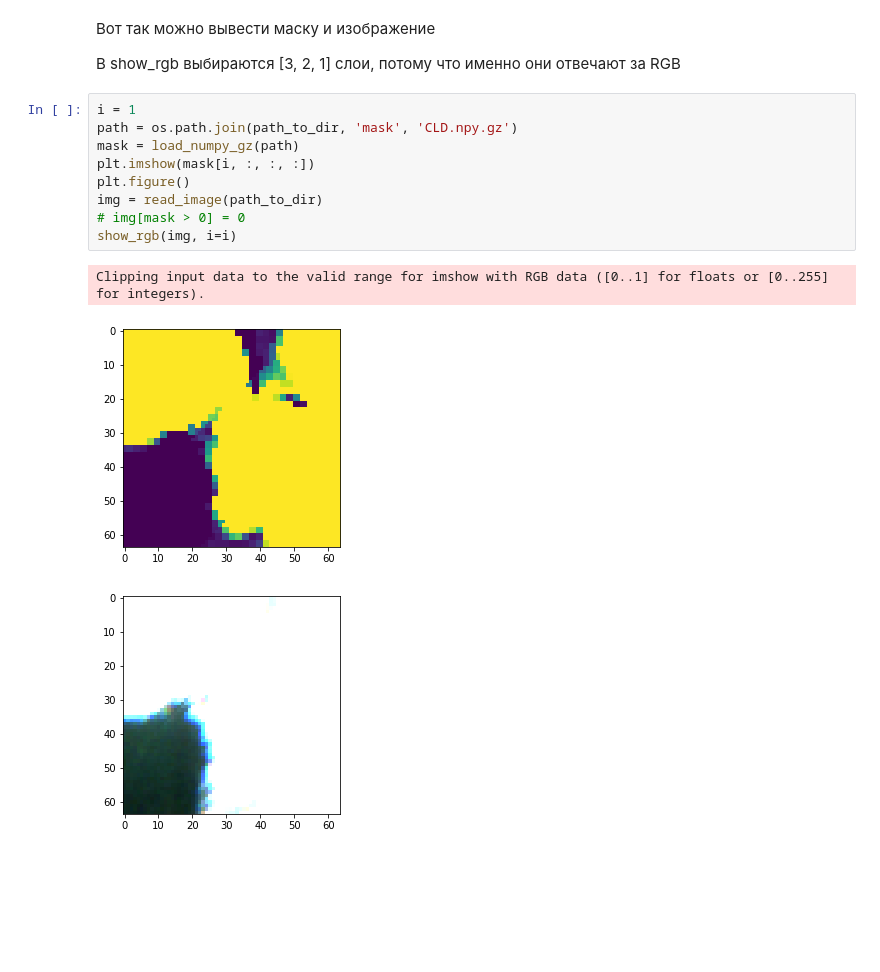
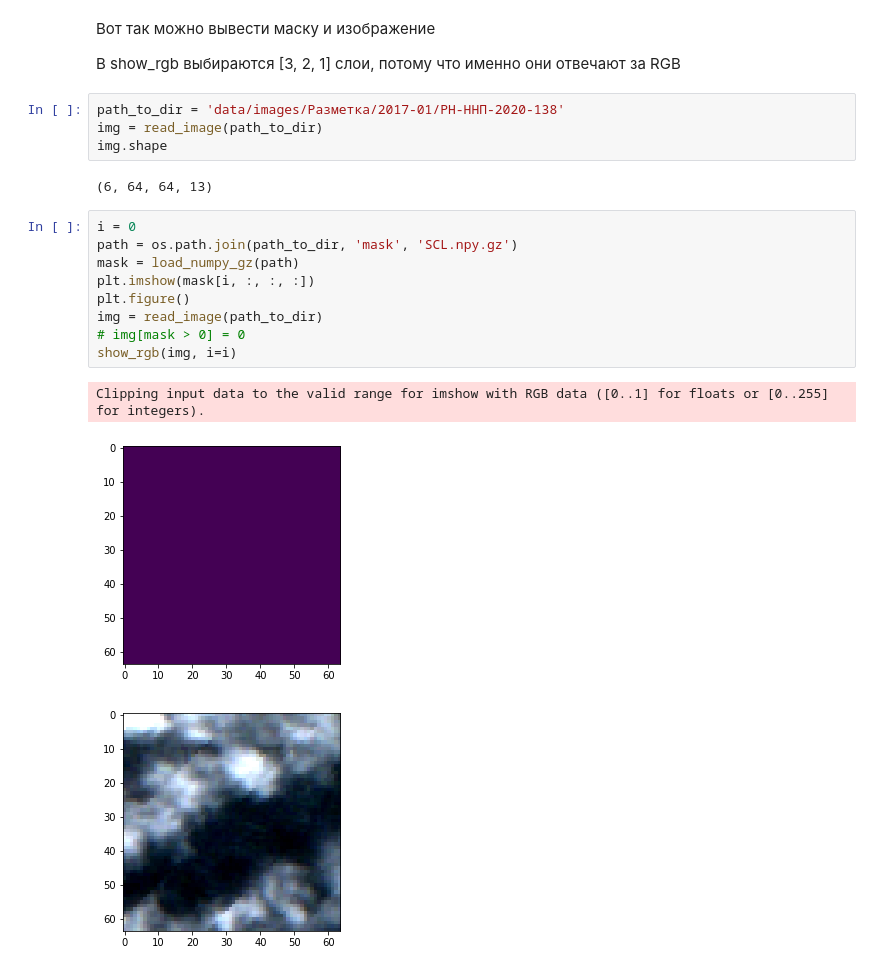
Before and after one commit to svkov/rosatom-final, a Jupyter notebook: 01-data-exploration.ipynb, the cells around one changed output. Cells and saved outputs as stored; diff of their text form; blank space fills up the shorter version.

```diff
--- a/01-data-exploration.ipynb
+++ b/01-data-exploration.ipynb
@@ -44,16 +44,22 @@ data
 Вот так можно вывести маску и изображение
 
 В show_rgb выбираются [3, 2, 1] слои, потому что именно они отвечают за RGB
+# %%
+path_to_dir = 'data/images/Разметка/2017-01/РН-ННП-2020-138'
+img = read_image(path_to_dir)
+img.shape
+# %% [output]
+(6, 64, 64, 13)
 # %%
-i = 1
-path = os.path.join(path_to_dir, 'mask', 'CLD.npy.gz')
+i = 0
+path = os.path.join(path_to_dir, 'mask', 'SCL.npy.gz')
 mask = load_numpy_gz(path)
 plt.imshow(mask[i, :, :, :])
 plt.figure()
 img = read_image(path_to_dir)
 # img[mask > 0] = 0
 show_rgb(img, i=i)
 # %% [output]
 Clipping input data to the valid range for imshow with RGB data ([0..1] for floats or [0..255] for integers).
-[figure, old version]
+[figure, new version]
-[figure, old version]
+[figure, new version]
```
Also changed, not shown: parts of 3 cells of this notebook, 12 other files.
